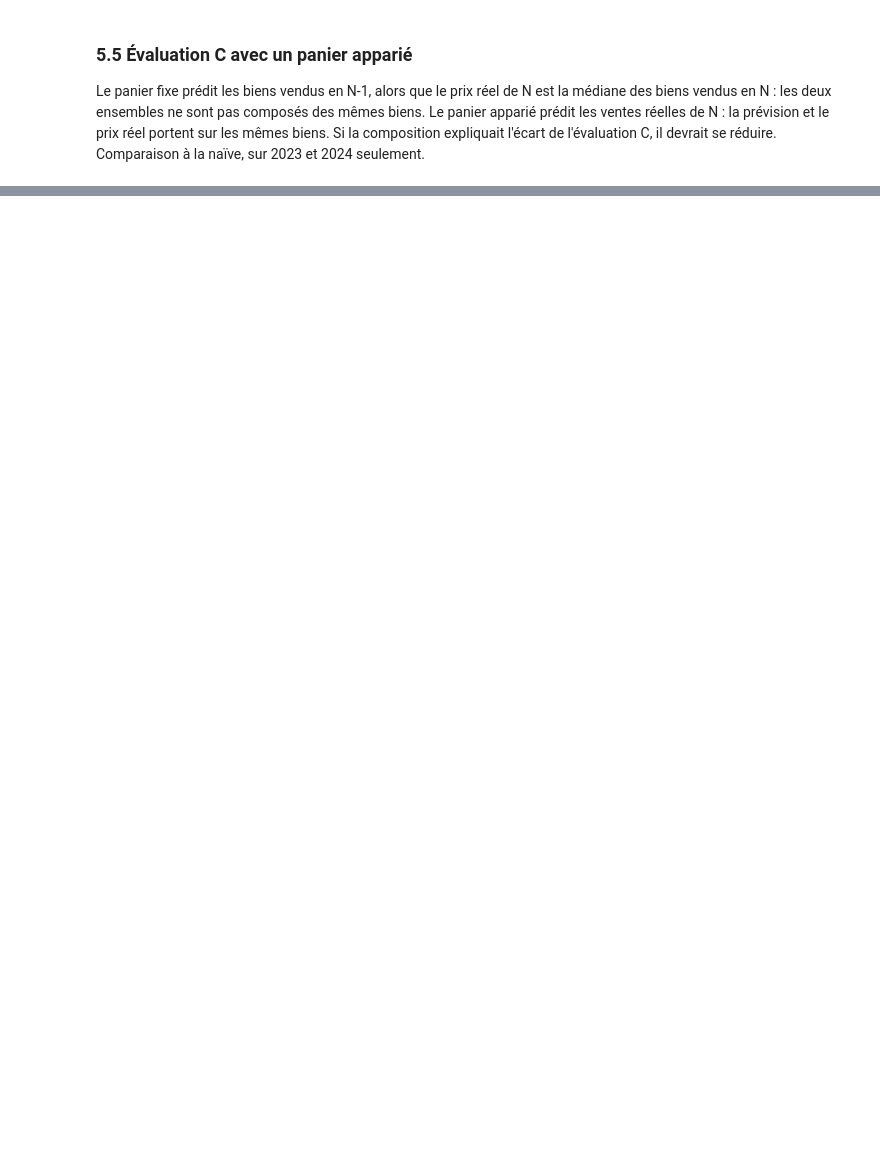
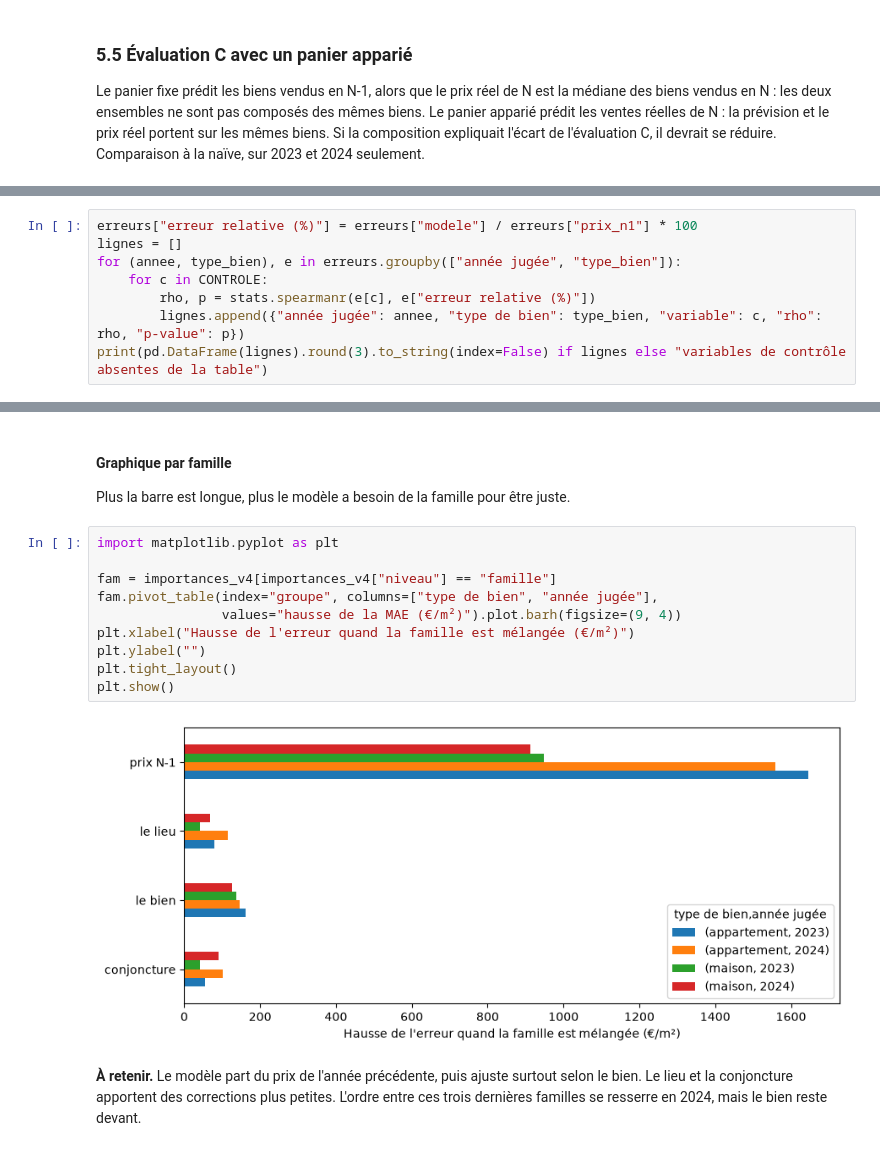
Before and after one commit to cecile-learns/projet_compagnon, a Jupyter notebook: 03_modelisation/3_tour2/H7_modele_par_vente.ipynb, the cells around one changed output, grey strips where cells are left out. Cells and saved outputs as stored; diff of their text form; blank space fills up the shorter version.

Commit message:
Modification de l'interpretabilité du modele

```diff
--- a/03_modelisation/3_tour2/H7_modele_par_vente.ipynb
+++ b/03_modelisation/3_tour2/H7_modele_par_vente.ipynb
@@ -1006,0 +1558,8 @@ importances.pivot_table(index="bloc", columns=["type de bien", "année jugée"],
+# %%
+erreurs["erreur relative (%)"] = erreurs["modele"] / erreurs["prix_n1"] * 100
+lignes = []
+for (annee, type_bien), e in erreurs.groupby(["année jugée", "type_bien"]):
+    for c in CONTROLE:
+        rho, p = stats.spearmanr(e[c], e["erreur relative (%)"])
+        lignes.append({"année jugée": annee, "type de bien": type_bien, "variable": c, "rho": rho, "p-value": p})
+print(pd.DataFrame(lignes).round(3).to_string(index=False) if lignes else "variables de contrôle absentes de la table")
@@ -1006,0 +1673,17 @@ importances.pivot_table(index="bloc", columns=["type de bien", "année jugée"],
+# %% [markdown]
+#### Graphique par famille
+Plus la barre est longue, plus le modèle a besoin de la famille pour être juste.
+# %%
+import matplotlib.pyplot as plt
+
+fam = importances_v4[importances_v4["niveau"] == "famille"]
+fam.pivot_table(index="groupe", columns=["type de bien", "année jugée"],
+                values="hausse de la MAE (€/m²)").plot.barh(figsize=(9, 4))
+plt.xlabel("Hausse de l'erreur quand la famille est mélangée (€/m²)")
+plt.ylabel("")
+plt.tight_layout()
+plt.show()
+# %% [output]
+[figure, added]
+# %% [markdown]
+**À retenir.** Le modèle part du prix de l'année précédente, puis ajuste surtout selon le bien. Le lieu et la conjoncture apportent des corrections plus petites. L'ordre entre ces trois dernières familles se resserre en 2024, mais le bien reste devant.
```
Also changed, not shown: parts of 61 cells of this notebook.
